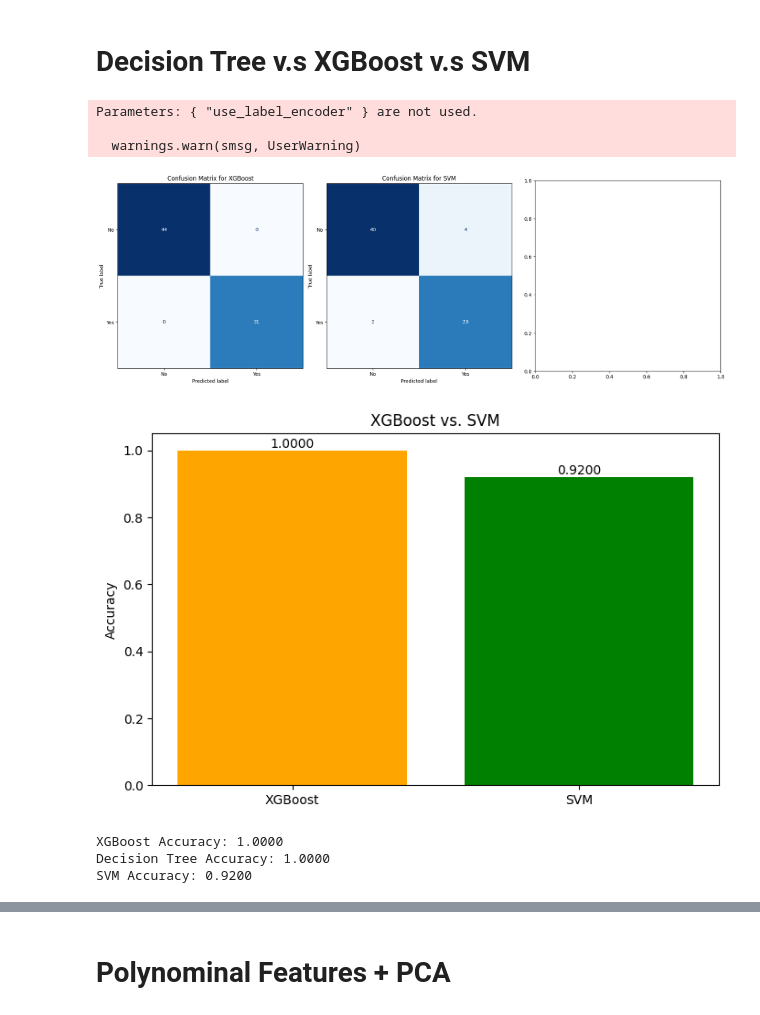
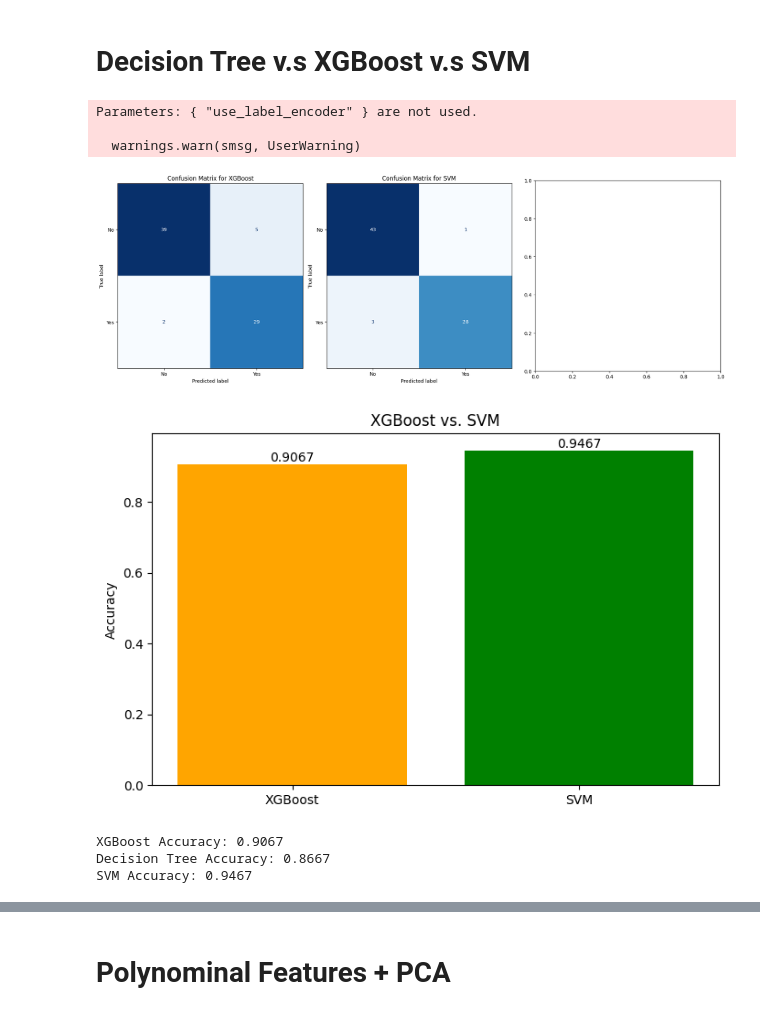
Before and after one commit to JiaLong0209/tku-113-1-statistics-report, a Jupyter notebook: machine_learning_2.ipynb, the cells around one changed output, grey strips where cells are left out. Cells and saved outputs as stored; diff of their text form; code cells hidden in the pictures.

```diff
--- a/machine_learning_2.ipynb
+++ b/machine_learning_2.ipynb
@@ -120,6 +149,7 @@ scaler = StandardScaler()
 categorical_columns = ['Gender', 'Occupation', 'BMI Category']
 # Identify numerical columns to scale
 numerical_columns = X.select_dtypes(include=[np.number]).columns
+
 X_scaled = scaler.fit_transform(X[numerical_columns])
 
 # Create a DataFrame for the scaled features
@@ -134,13 +164,20 @@ X = scaled_df
 # Split the data into training and testing sets
 X_train, X_test, y_train, y_test = train_test_split(scaled_df, y, test_size=0.2, random_state=42, stratify=y)
 print(X_train.shape, X_test.shape)
+print('X:')
+print(X.columns)
 
 # scaled_df['Sleep Disorder'] = y.values
 print(scaled_df.describe())
 scaled_df["Sleep Disorder"] = data["Sleep Disorder"]
 data = scaled_df
 
-scaled_df.head(10)
+
+print('unscale_X : \n\n')
+X = X.drop(columns=['Sleep Disorder'])
+print(unscaled_X.head(5))
+print(X.head(5))
+print(X.columns)
 # %% [output]
 <class 'pandas.core.frame.DataFrame'>
 RangeIndex: 374 entries, 0 to 373
@@ -389,7 +431,7 @@ X_pca = pca.fit_transform(X_poly)
 # X_pca = pca.fit_transform(X)
 
 # Re-split the enhanced dataset
-X_train, X_test, y_train, y_test = train_test_split(X_scaled, y, test_size=0.2, random_state=42, stratify=y)
+X_train, X_test, y_train, y_test = train_test_split(X, y, test_size=0.2, random_state=42, stratify=y)
 
 # Train XGBoost with enhanced features
 xgb_model.fit(X_train, y_train)
@@ -538,14 +580,16 @@ from sklearn.model_selection import train_test_split
 import numpy as np
 
 # Feature Engineering: Add interaction terms
-poly = PolynomialFeatures(degree=3, interaction_only=True, include_bias=False)
+print(X.columns)
+poly = PolynomialFeatures(degree=4, interaction_only=True, include_bias=False)
 X_poly = poly.fit_transform(X)
 
-pca = PCA(n_components=9)
+pca = PCA(n_components=7)
 X_pca = pca.fit_transform(X_poly)
 
 # Train-Test Split with enhanced features
 X_train, X_test, y_train, y_test = train_test_split(X_pca, y, test_size=0.2, random_state=42, stratify=y)
+
 
 # Initialize parameters for XGBoost
 n_estimators_list = range(1, 51, 1)  # Example values for n_estimators
@@ -936,15 +977,18 @@ from sklearn.decomposition import PCA
 from sklearn.model_selection import train_test_split
 
 # Feature Engineering: Add interaction terms
-# poly = PolynomialFeatures(degree=1, interaction_only=True, include_bias=False)
-# X_poly = poly.fit_transform(X)
+poly = PolynomialFeatures(degree=8, interaction_only=True, include_bias=False)
+# poly = PolynomialFeatures()
+X_poly = poly.fit_transform(X)
 
-# # Perform PCA for dimensionality reduction
-# pca = PCA(n_components=3)  # Adjust number of components as needed
-# X_pca = pca.fit_transform(X_poly)
+# Perform PCA for dimensionality reduction
+# pca = PCA()  # Adjust number of components as needed
+pca = PCA(n_components=10)  # Adjust number of components as needed
+X_pca = pca.fit_transform(X_poly)
 
 # Train-Test Split with enhanced features
-X_train, X_test, y_train, y_test = train_test_split(X, y, test_size=0.2, random_state=42, stratify=y)
+# X_train, X_test, y_train, y_test = train_test_split(X, y, test_size=0.2, random_state=42, stratify=y)
+X_train, X_test, y_train, y_test = train_test_split(X_pca, y, test_size=0.2, random_state=42, stratify=y)
 
 # Train XGBoost
 xgb_model = XGBClassifier(use_label_encoder=True, eval_metric='logloss', random_state=42)
@@ -954,6 +998,7 @@ xgb_accuracy = accuracy_score(y_test, xgb_predictions)
 
 # Train SVM
 svm_model = SVC(kernel='rbf', random_state=42)
+# svm_model = SVC(kernel='rbf', random_state=42, C=10000, gamma=0.001)
 svm_model.fit(X_train, y_train)
 svm_predictions = svm_model.predict(X_test)
 svm_accuracy = accuracy_score(y_test, svm_predictions)
@@ -973,34 +1018,34 @@ for ax, model_name, predictions in zip(
     [xgb_predictions, svm_predictions]
 ):
     cm = confusion_matrix(y_test, predictions)
     disp = ConfusionMatrixDisplay(confusion_matrix=cm, display_labels=np.unique(label_encoders["Sleep Disorder"].inverse_transform(y)))
     disp.plot(ax=ax, cmap='Blues', colorbar=False)
     ax.set_title(f"Confusion Matrix for {model_name}")
 
 plt.tight_layout()
 plt.show()
 
 # Accuracy Comparison Bar Chart
 plt.figure(figsize=(8, 5))
 plt.bar(['XGBoost', 'SVM'], [xgb_accuracy, svm_accuracy],color=['orange', 'green'])
 plt.ylabel('Accuracy')
 plt.title('XGBoost vs. SVM')
 
 # Show accuracy values on top of the bars
 for i, accuracy in enumerate([xgb_accuracy, svm_accuracy]):
     plt.text(i, accuracy, f'{accuracy:.4f}', ha='center', va='bottom')
 
 plt.show()
 
 print(f"XGBoost Accuracy: {xgb_accuracy:.4f}")
 print(f"Decision Tree Accuracy: {dt_accuracy:.4f}")
 print(f"SVM Accuracy: {svm_accuracy:.4f}")
 # %% [output]
 Parameters: { "use_label_encoder" } are not used.
 
   warnings.warn(smsg, UserWarning)
 [figure]
-[figure, old version]
+[figure, new version]
-XGBoost Accuracy: 1.0000
-Decision Tree Accuracy: 1.0000
-SVM Accuracy: 0.9200
+XGBoost Accuracy: 0.9067
+Decision Tree Accuracy: 0.8667
+SVM Accuracy: 0.9467
```
Also changed, not shown: parts of 14 cells of this notebook, 3 other files.
